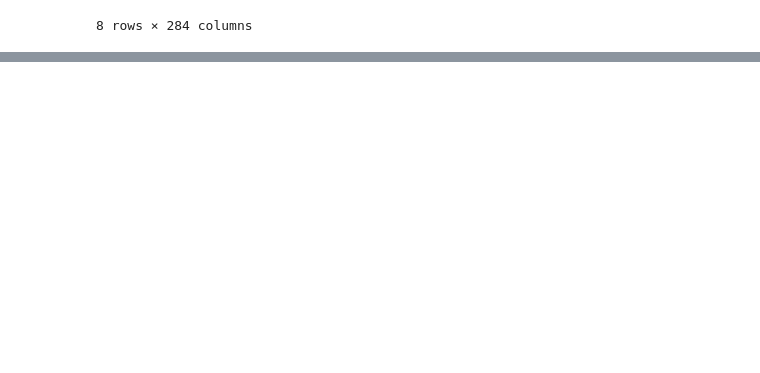
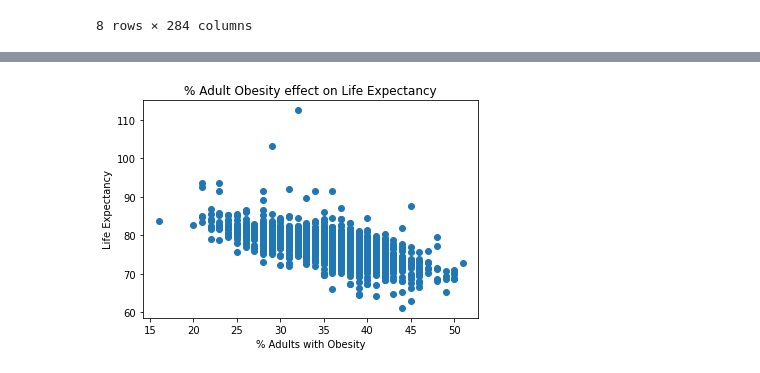
Before and after one commit to MDaily7/Life-Expectancy-In-the-US, a Jupyter notebook: Health Rankings Data/Import and Explore Health Rankings Data.ipynb, the cells around one changed output, grey strips where cells are left out. Drawn from its saved outputs; the diff is of its cells as text; code cells hidden in the pictures; blank space fills up the shorter version.

Commit message:
added to Import and Explore Health Rankings Data

```diff
--- a/Health Rankings Data/Import and Explore Health Rankings Data.ipynb
+++ b/Health Rankings Data/Import and Explore Health Rankings Data.ipynb
@@ -168,0 +226,9 @@ sns.heatmap(health_measures_df.corr(), cmap='Blues')
+# %%
+# plot life expectancy by % Adult Obesity
+obs_plt = plt.scatter(x=health_measures_df[('Adult obesity', '% Adults with Obesity')], y=additional_measures_df[('Life expectancy', 'Life Expectancy')])
+plt.xlabel('% Adults with Obesity')
+plt.ylabel('Life Expectancy')
+plt.title('% Adult Obesity effect on Life Expectancy')
+plt.show()
+# %% [output]
+[figure, added]
```
Also changed, not shown: parts of 7 cells of this notebook.
